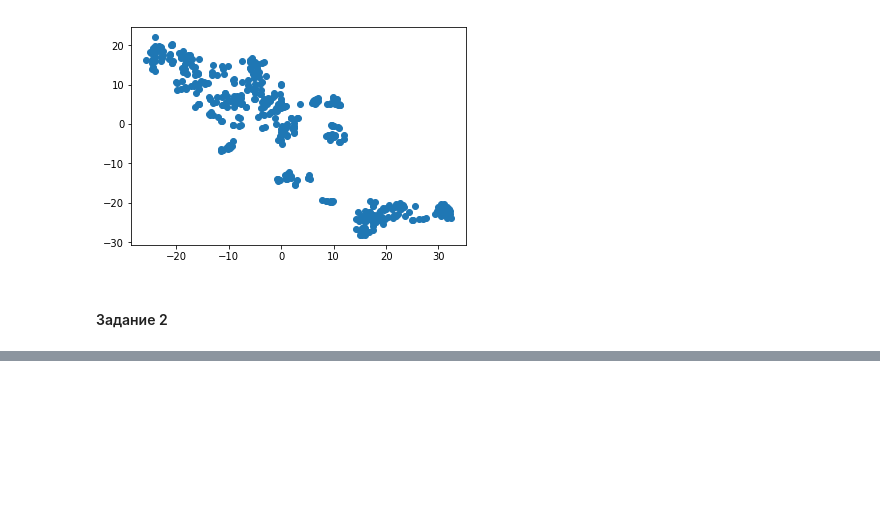
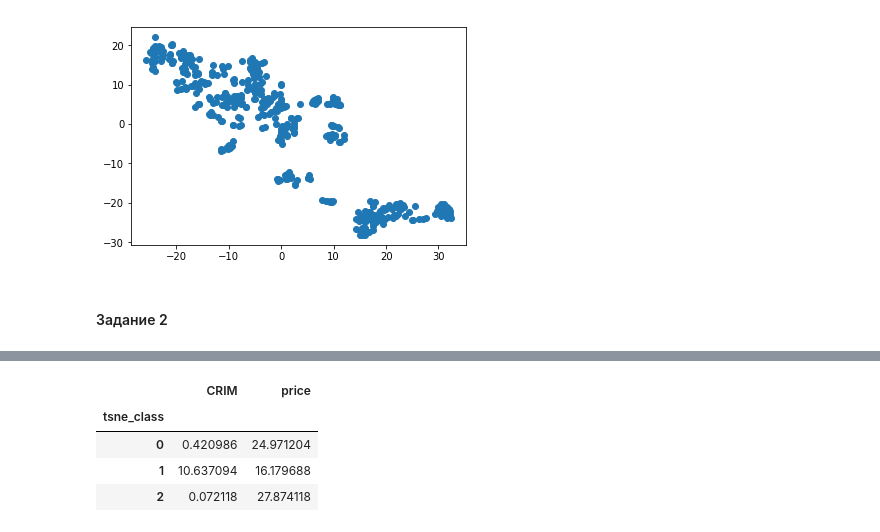
Before and after one commit to fogugy/gb_data_science, a Jupyter notebook: hw5/homework5.ipynb, the cells around one changed output, grey strips where cells are left out. Cells and saved outputs as stored; diff of their text form; code cells hidden in the pictures; blank space fills up the shorter version.

```diff
--- a/hw5/homework5.ipynb
+++ b/hw5/homework5.ipynb
@@ -75,0 +110,8 @@ plt.scatter(X_train_tsne[:, 0], X_train_tsne[:, 1])
+# %%
+x_.groupby('tsne_class').mean()
+# %% [output]
+|  | CRIM | price |
+| tsne_class |  |  |
+| 0 | 0.420986 | 24.971204 |
+| 1 | 10.637094 | 16.179688 |
+| 2 | 0.072118 | 27.874118 |
```
Also changed, not shown: parts of 9 cells of this notebook.
